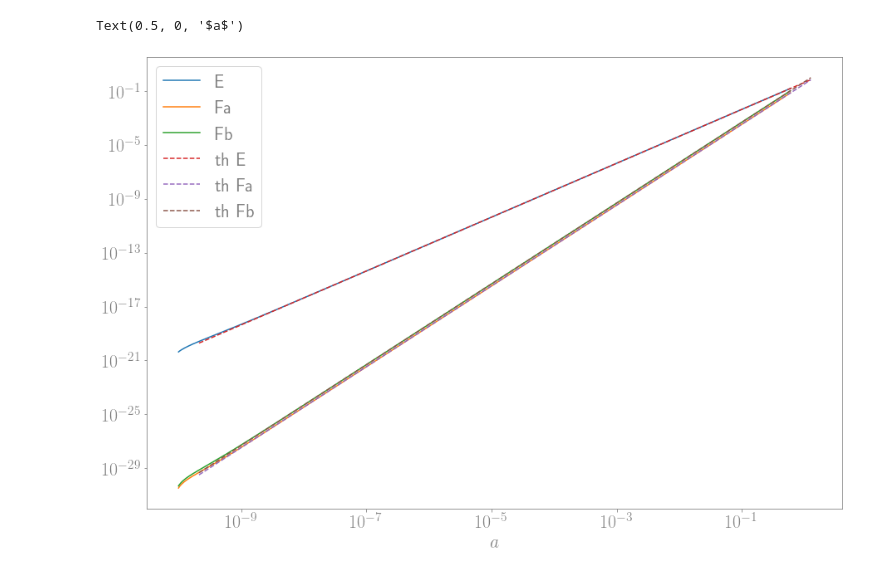
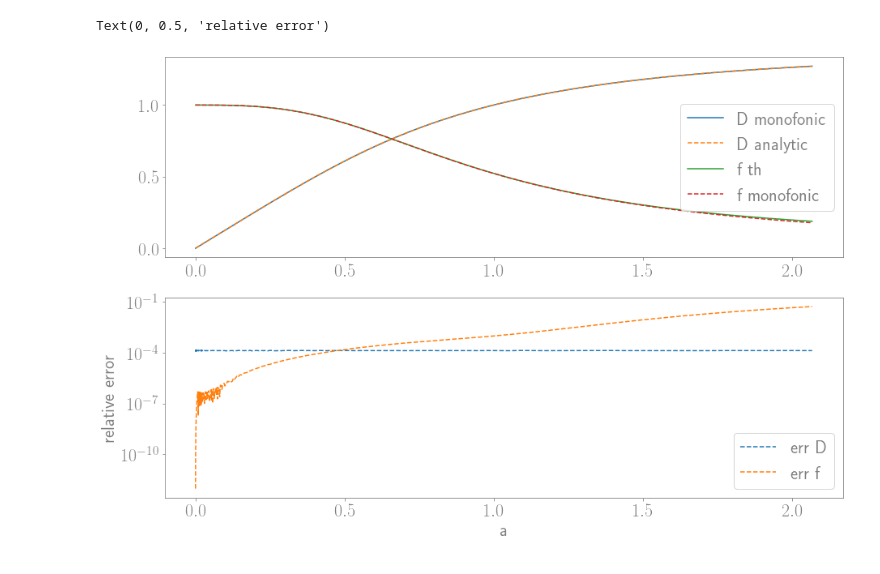
Before and after one commit to ohahn/monofonIC, a Jupyter notebook: generic.ipynb, the cells around one changed output. Saved outputs shown, nothing was run; the diff lists cells and outputs as text; code cells hidden in the pictures.

```diff
--- a/generic.ipynb
+++ b/generic.ipynb
@@ -55 +103,33 @@ hb = growth[:,8]
+# %%
+D0 = np.interp(1.0, a , D)
+fact = 1.6660294958398727 #D0_cornelius/D0
+
+DoD0=D/D0
+
+
+
+# E_th_eds = E_SRH (D,D0,0)
+# Fa_th_eds= Fa_SRH(D,D0,0)
+# Fb_th_eds= Fb_SRH(D,D0,0)
+# Fc_th_eds= Fb_SRH(D,D0,0)
+# %%
+fig,(ax1,ax2) = plt.subplots(2,1)
+
+ax1.plot(a, D/D0, label='D monofonic')
+ax1.plot(a, D_as_a(a)/D_as_a(1),'--', label='D analytic')
+
+
+ax1.plot(a, f_(D*fact),  label='f th')
+ax1.plot(a, f,'--', label='f monofonic')
+
+
+ax1.legend()
+ax2.semilogy(a,np.abs((D_as_a(a)/D_as_a(1) - D/D0) / (D_as_a(a)/D_as_a(1))),'--', label='err D')
+ax2.plot(a, np.abs((f - f_(D*fact)) / (f_(D*fact))),'--', label='err f')
+ax2.legend()
+ax2.set_xlabel('a')
+ax2.set_ylabel('relative error')
+# %% [output]
+Text(0, 0.5, 'relative error')
+[figure, added]
 # %%
@@ -59,24 +139,0 @@ Fb_th= Fb_SRH(D/D0,D0)
-# %%
-#plt.plot(a, D, label='D')
-D0 = np.interp(1.0,a , D)
-DoD0 = D/D0
-
-plt.plot(D, np.abs(E), label='E')
-plt.plot(D, np.abs(Fa), label='Fa')
-plt.plot(D, np.abs(Fb), label='Fb')
-
-
-
-
-plt.plot(DoD0, np.abs(E_th), '--', label='th E')
-plt.plot(DoD0, np.abs(Fa_th), '--',label='th Fa')
-plt.plot(DoD0, np.abs(Fb_th), '--',label='th Fb')
-
-plt.legend()
-plt.xscale('log')
-plt.yscale('log')
-
-plt.xlabel(r'$a$')
-# %% [output]
-Text(0.5, 0, '$a$')
-[figure, removed]
```
Also changed, not shown: parts of 16 cells of this notebook, 2 other files.
